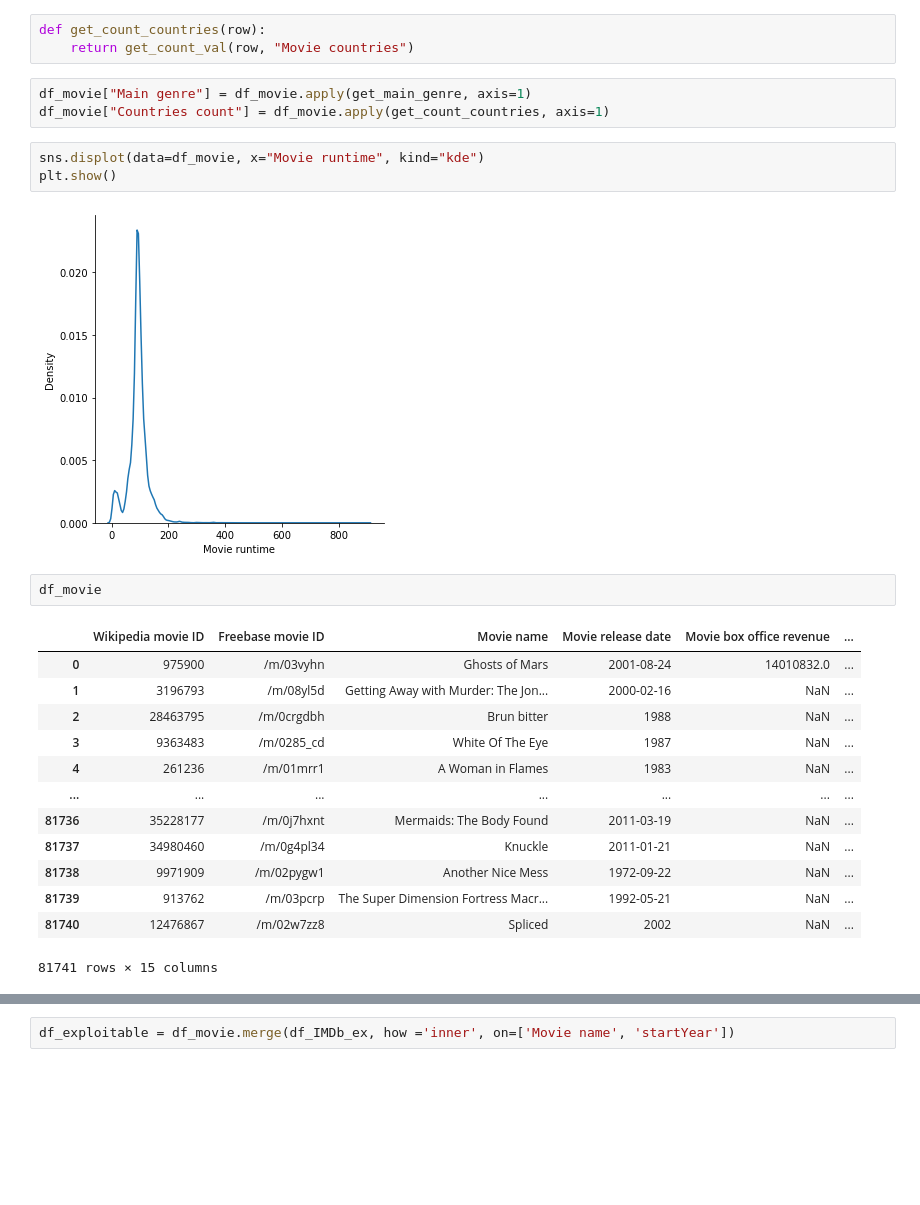
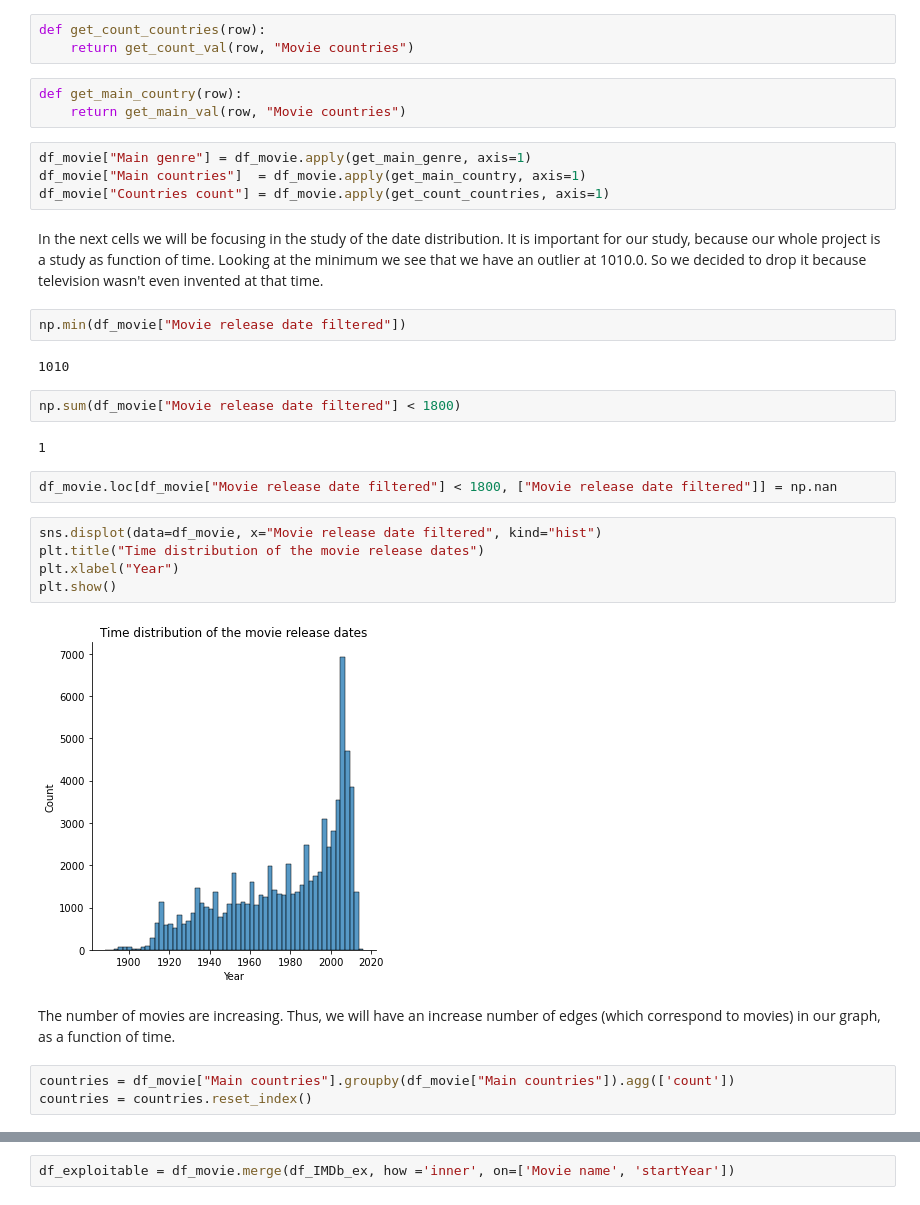
Before and after one commit to epfl-ada/ada-2022-project-datajugglers, a Jupyter notebook: Project_2.ipynb, the cells around one changed output, grey strips where cells are left out. Drawn from its saved outputs; the diff is of its cells as text; blank space fills up the shorter version.

```diff
--- a/Project_2.ipynb
+++ b/Project_2.ipynb
@@ -195,27 +434,34 @@ def get_main_genre(row):
 # %%
 def get_count_countries(row):
     return get_count_val(row, "Movie countries")
+# %%
+def get_main_country(row):
+    return get_main_val(row, "Movie countries")
 # %%
 df_movie["Main genre"] = df_movie.apply(get_main_genre, axis=1)
+df_movie["Main countries"]  = df_movie.apply(get_main_country, axis=1)
 df_movie["Countries count"] = df_movie.apply(get_count_countries, axis=1)
-# %%
-sns.displot(data=df_movie, x="Movie runtime", kind="kde")
-plt.show()
-# %% [output]
-[figure, removed]
+# %% [markdown]
+In the next cells we will be focusing in the study of the date distribution. It is important for our study, because our whole project is a study as function of time. Looking at the minimum we see that we have an outlier at 1010.0. So we decided to drop it because television wasn't even invented at that time.
+# %%
+np.min(df_movie["Movie release date filtered"])
+# %% [output]
+1010
+# %%
+np.sum(df_movie["Movie release date filtered"] < 1800)
+# %% [output]
+1
+# %%
+df_movie.loc[df_movie["Movie release date filtered"] < 1800, ["Movie release date filtered"]] = np.nan
+# %%
+sns.displot(data=df_movie, x="Movie release date filtered", kind="hist")
+plt.title("Time distribution of the movie release dates")
+plt.xlabel("Year")
+plt.show()
+# %% [output]
+[figure, added]
+# %% [markdown]
+The number of movies are increasing. Thus, we will have an increase number of edges (which correspond to movies) in our graph, as a function of time.
 # %%
-df_movie
+countries = df_movie["Main countries"].groupby(df_movie["Main countries"]).agg(['count'])
+countries = countries.reset_index()
-# %% [output]
-|  | Wikipedia movie ID | Freebase movie ID | Movie name | Movie release date | Movie box office revenue | ... |
-| 0 | 975900 | /m/03vyhn | Ghosts of Mars | 2001-08-24 | 14010832.0 | ... |
-| 1 | 3196793 | /m/08yl5d | Getting Away with Murder: The Jon... | 2000-02-16 | NaN | ... |
-| 2 | 28463795 | /m/0crgdbh | Brun bitter | 1988 | NaN | ... |
-| 3 | 9363483 | /m/0285_cd | White Of The Eye | 1987 | NaN | ... |
-| 4 | 261236 | /m/01mrr1 | A Woman in Flames | 1983 | NaN | ... |
-| ... | ... | ... | ... | ... | ... | ... |
-| 81736 | 35228177 | /m/0j7hxnt | Mermaids: The Body Found | 2011-03-19 | NaN | ... |
-| 81737 | 34980460 | /m/0g4pl34 | Knuckle | 2011-01-21 | NaN | ... |
-| 81738 | 9971909 | /m/02pygw1 | Another Nice Mess | 1972-09-22 | NaN | ... |
-| 81739 | 913762 | /m/03pcrp | The Super Dimension Fortress Macr... | 1992-05-21 | NaN | ... |
-| 81740 | 12476867 | /m/02w7zz8 | Spliced | 2002 | NaN | ... |
-81741 rows × 15 columns
```
Also changed, not shown: parts of 62 cells of this notebook.
